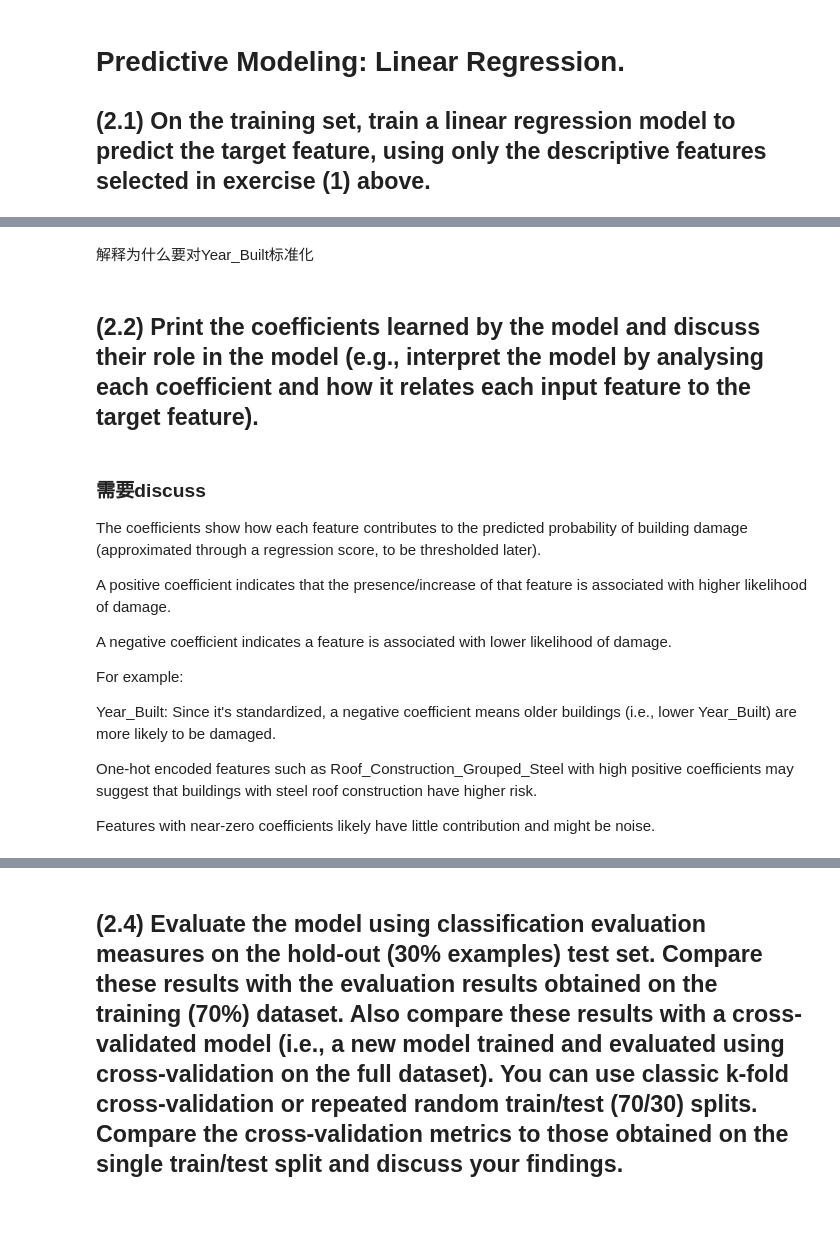
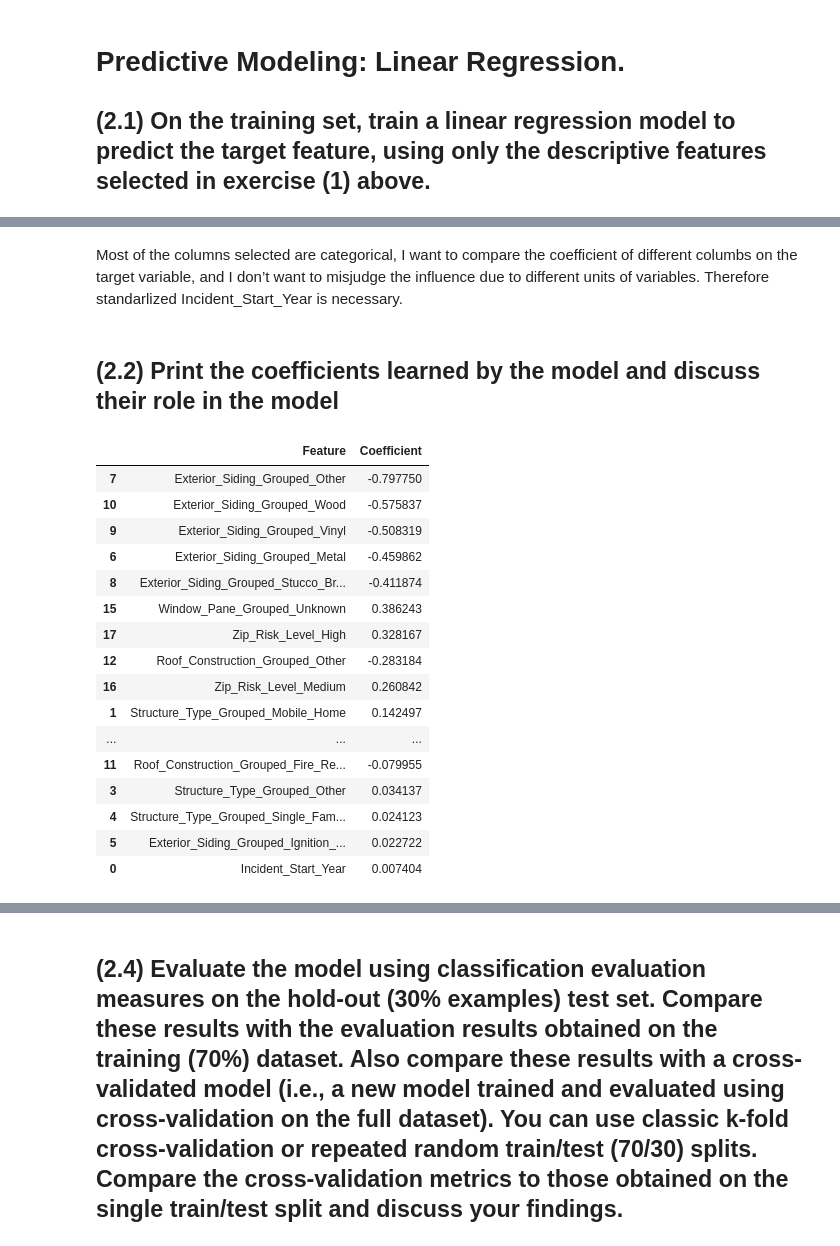
Before and after one commit to xiaoxiajin/47350DA-2, a Jupyter notebook: 2024-Homework2-Notebook.ipynb, the cells around one changed output, grey strips where cells are left out. Cells and saved outputs as stored; diff of their text form; code cells hidden in the pictures; blank space fills up the shorter version.

Commit message:
linear regression discussion

```diff
--- a/2024-Homework2-Notebook.ipynb
+++ b/2024-Homework2-Notebook.ipynb
@@ -1156,6 +1249,6 @@ categorical_cols = ['Structure_Type_Grouped', 'Exterior_Siding_Grouped', 'Roof_C
 target_col = 'Damage_Binary'
-# %% [markdown]
-解释为什么要对Year_Built标准化
+# %% [markdown]
+Most of the columns selected are categorical, I want to compare the coefficient of different columbs on the target variable, and I don’t want to misjudge the influence due to different units of variables. Therefore standarlized Incident_Start_Year is necessary.
 # %%
 # Standarlized Incident_Start_Year
 scaler_linreg = StandardScaler()
@@ -1179,32 +1272,33 @@ y_train_linreg = train_data[target_col]
 # fit model
 linreg_model = LinearRegression().fit(X_train_linreg, y_train_linreg)
 # %% [markdown]
-## (2.2) Print the coefficients learned by the model and discuss their role in the model (e.g., interpret the model by analysing each coefficient and how it relates each input feature to the target feature).
+## (2.2) Print the coefficients learned by the model and discuss their role in the model
 # %%
-# 查看每个特征的系数
 coef_df_linreg = pd.DataFrame({
     'Feature': X_train_linreg.columns,
     'Coefficient': linreg_model.coef_
 })
 
-# 按绝对值大小排序，便于观察重要性
+# Sort by absolute coefficient in descending order
 coef_df_linreg['Abs_Coefficient'] = coef_df_linreg['Coefficient'].abs()
 coef_df_linreg_sorted = coef_df_linreg.sort_values('Abs_Coefficient', ascending=False)
 
 coef_df_linreg_sorted[['Feature', 'Coefficient']]
-coef_df_linreg_sorted[['Feature', 'Coefficient']].to_csv('coefficients.csv', index=False)
+# %% [output]
+|  | Feature | Coefficient |
+| 7 | Exterior_Siding_Grouped_Other | -0.797750 |
+| 10 | Exterior_Siding_Grouped_Wood | -0.575837 |
+| 9 | Exterior_Siding_Grouped_Vinyl | -0.508319 |
+| 6 | Exterior_Siding_Grouped_Metal | -0.459862 |
+| 8 | Exterior_Siding_Grouped_Stucco_Br... | -0.411874 |
+| 15 | Window_Pane_Grouped_Unknown | 0.386243 |
+| 17 | Zip_Risk_Level_High | 0.328167 |
+| 12 | Roof_Construction_Grouped_Other | -0.283184 |
+| 16 | Zip_Risk_Level_Medium | 0.260842 |
+| 1 | Structure_Type_Grouped_Mobile_Home | 0.142497 |
+| ... | ... | ... |
+| 11 | Roof_Construction_Grouped_Fire_Re... | -0.079955 |
+| 3 | Structure_Type_Grouped_Other | 0.034137 |
+| 4 | Structure_Type_Grouped_Single_Fam... | 0.024123 |
+| 5 | Exterior_Siding_Grouped_Ignition_... | 0.022722 |
+| 0 | Incident_Start_Year | 0.007404 |
-# %% [markdown]
-### 需要discuss
-The coefficients show how each feature contributes to the predicted probability of building damage (approximated through a regression score, to be thresholded later).
-
-A positive coefficient indicates that the presence/increase of that feature is associated with higher likelihood of damage.
-
-A negative coefficient indicates a feature is associated with lower likelihood of damage.
-
-For example:
-
-Year_Built: Since it's standardized, a negative coefficient means older buildings (i.e., lower Year_Built) are more likely to be damaged.
-
-One-hot encoded features such as Roof_Construction_Grouped_Steel with high positive coefficients may suggest that buildings with steel roof construction have higher risk.
-
-Features with near-zero coefficients likely have little contribution and might be noise.
```
Also changed, not shown: parts of 37 cells of this notebook.
